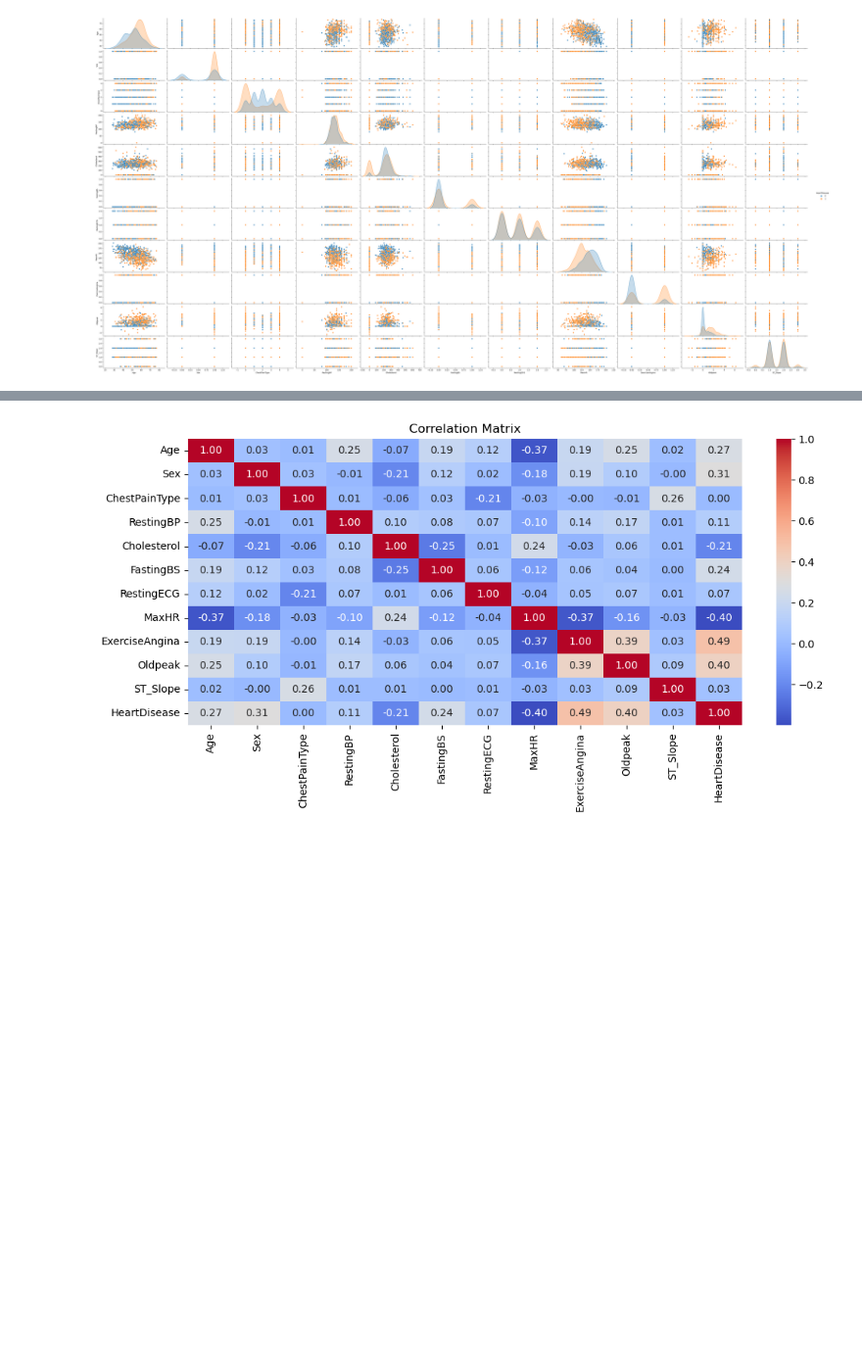
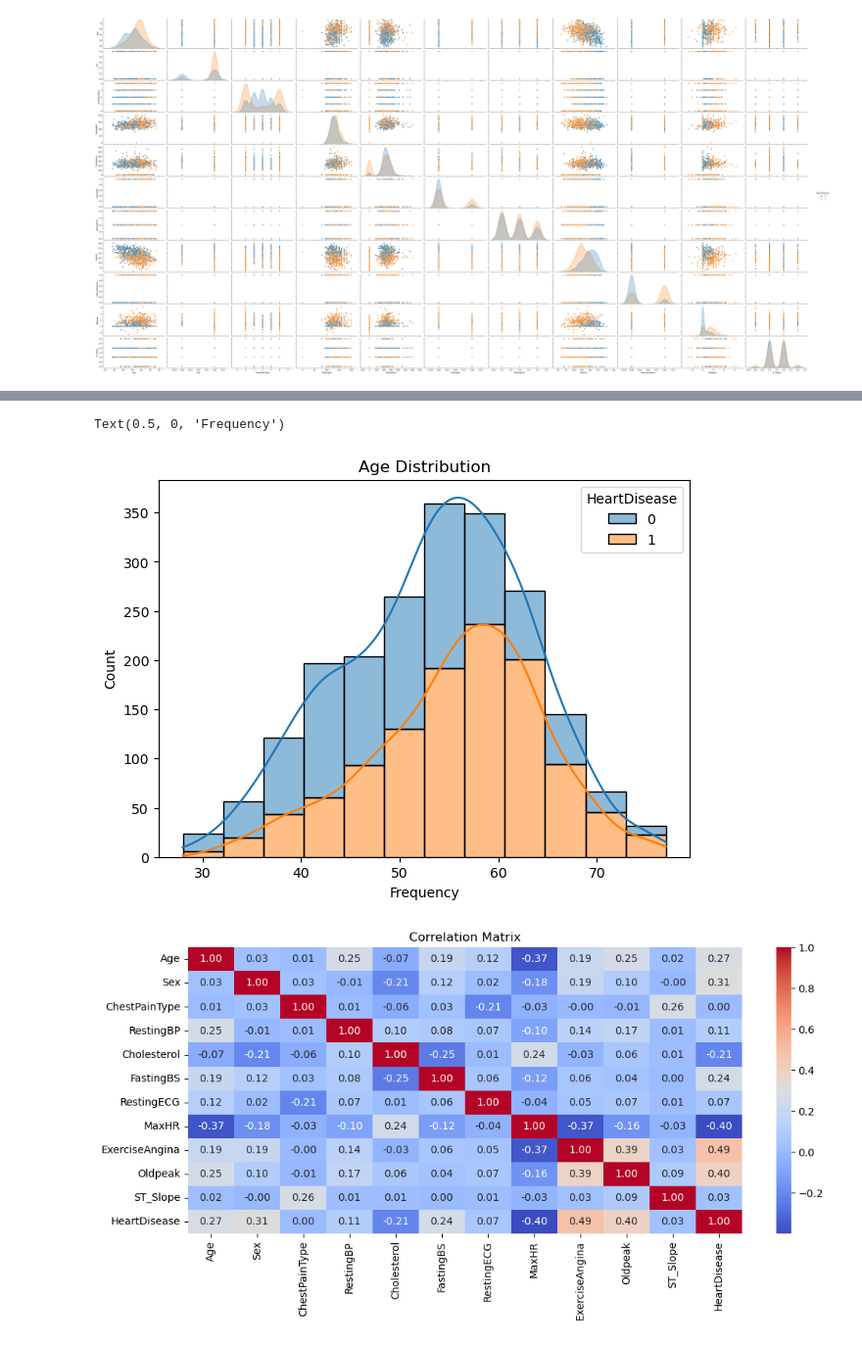
Before and after one commit to n-hesham/HeartHealthDiseases, a Jupyter notebook: build_model&analsis/heart_model(source code).ipynb, the cells around one changed output, grey strips where cells are left out. Shown at 98% size. Saved outputs shown, nothing was run; the diff lists cells and outputs as text; code cells hidden in the pictures; blank space fills up the shorter version.

Commit message:
modified:   build_model&analsis/heart_model(source code).ipynb     modified:   model.pkl

```diff
--- a/build_model&analsis/heart_model(source code).ipynb
+++ b/build_model&analsis/heart_model(source code).ipynb
@@ -232,3 +232,11 @@ sns.pairplot(df, hue='HeartDisease', height=2.4, aspect=2)
+# %%
+plt.figure(figsize=(7,5))
+sns.histplot(data = df, bins = 12, x='Age', hue='HeartDisease', multiple='stack', kde=True)
+plt.title('Age Distribution')
+plt.xlabel('Frequency')
+# %% [output]
+Text(0.5, 0, 'Frequency')
+[figure, added]
 # %%
 plt.figure(figsize=(12, 5))
 sns.heatmap(df.corr(), annot=True, cmap='coolwarm', fmt=".2f")
```
Also changed, not shown: parts of 9 cells of this notebook, 1 other file.
